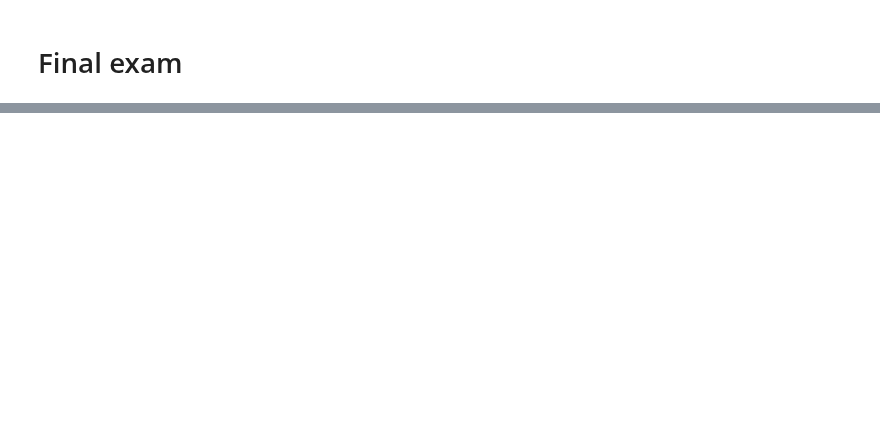
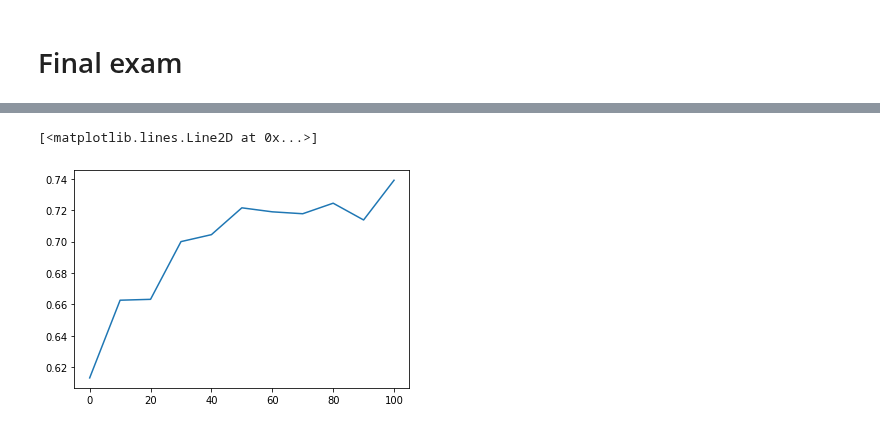
Before and after one commit to YohannD/riiid_final_project, a Jupyter notebook: notebooks/tm_prediction_loop.ipynb, the cells around one changed output, grey strips where cells are left out. Saved outputs shown, nothing was run; the diff lists cells and outputs as text; code cells hidden in the pictures; blank space fills up the shorter version.

```diff
--- a/notebooks/tm_prediction_loop.ipynb
+++ b/notebooks/tm_prediction_loop.ipynb
@@ -318,3 +319,23 @@ def TOEIC_scoring (user_history, number_of_questions=100, TOEIC_strategy='random
 # %% [markdown]
 # Final exam
+# %%
+def TOEIC_scoring (qstats, user_history, number_of_questions=100, TOEIC_strategy='random'):
+    for i in range(number_of_questions):
+        ### CHOIX DE LA QUESTION ###
+        if TOEIC_strategy=='random':
+            next_question_id=random.choice(qstats.content_id.to_list())
+
+
+        user_history=user_history_update(0,
+                                         next_question_id,
+                                         qstats,
+                                         user_history,
+                                         mode='exam',
+                                         prior_question_had_explanation=False)
+
+        ### PREDICTION ###
+        user_history.iloc[-1,-1]\
+            = my_pipeline.predict_proba(user_history[pipeline_features_list.feature.to_list()].iloc[-2:-1])[0,1]
+
+    return user_history.iloc[-number_of_questions:].answered_correctly.mean()
 # %%
@@ -328,0 +352,19 @@ TOEIC_scoring(user_history)
+# %%
+result_moy=[]
+for i in range(5):
+    print(f'début essai {i+1}/5')
+    results=[]
+    training_questions=[]
+    training_batch=10
+    user_history=None
+    results.append(TOEIC_scoring(qstats, user_history))
+    training_questions.append(0)
+    for j in range(10):
+        training_questions.append(training_questions[-1]+training_batch)
+        print(f'entrainement {j*training_batch}/{20*5}')
+        user_history=training (qstats, user_history, loop_length=training_batch, question_selection_strategy='random')
+        results.append(TOEIC_scoring(qstats, user_history))
+
+    result_moy.append(results)
+stats=np.array(result_moy)
+plt.plot(training_questions,stats.mean(axis=0))
@@ -328,0 +389,6 @@ TOEIC_scoring(user_history)
+# %%
+stats=np.array(result_moy)
+plt.plot(training_questions,stats.mean(axis=0))
+# %% [output]
+[<matplotlib.lines.Line2D at 0x...>]
+[figure, added]
```
Also changed, not shown: parts of 9 cells of this notebook, 7 other files.
